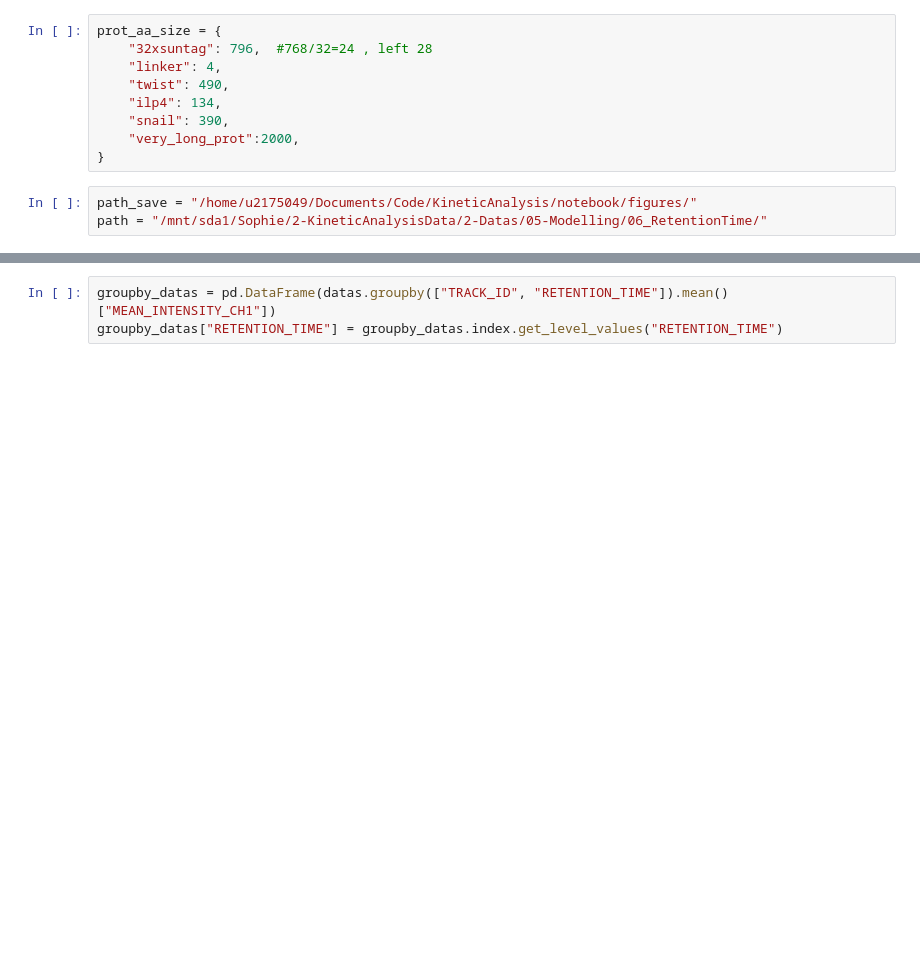
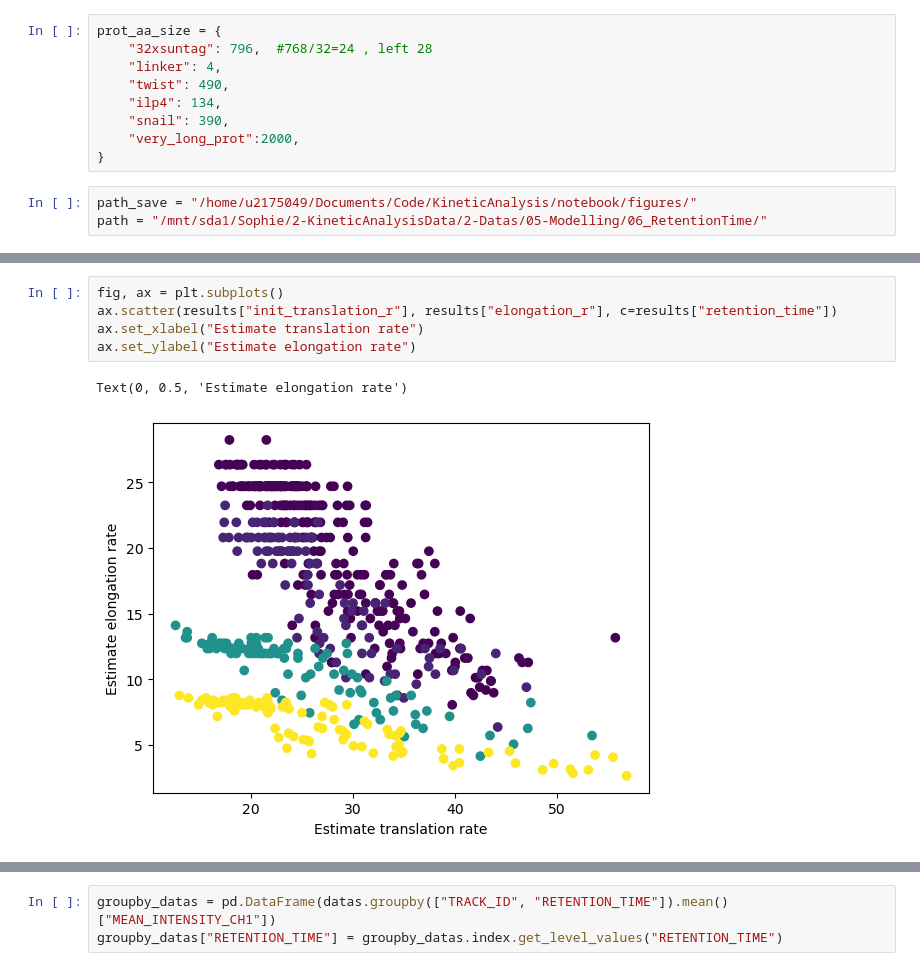
Before and after one commit to sophietheis/KineticAnalysis, a Jupyter notebook: notebook/20240722-Synthetic_datas_06-RetentionTime.ipynb, the cells around one changed output, grey strips where cells are left out. Saved outputs shown, nothing was run; the diff lists cells and outputs as text; blank space fills up the shorter version.

```diff
--- a/notebook/20240722-Synthetic_datas_06-RetentionTime.ipynb
+++ b/notebook/20240722-Synthetic_datas_06-RetentionTime.ipynb
@@ -242,0 +210,8 @@ The PostScript backend does not support transparency; partially transparent arti
+# %%
+fig, ax = plt.subplots()
+ax.scatter(results["init_translation_r"], results["elongation_r"], c=results["retention_time"])
+ax.set_xlabel("Estimate translation rate")
+ax.set_ylabel("Estimate elongation rate")
+# %% [output]
+Text(0, 0.5, 'Estimate elongation rate')
+[figure, added]
```
Also changed, not shown: parts of 12 cells of this notebook, 10 other files.
